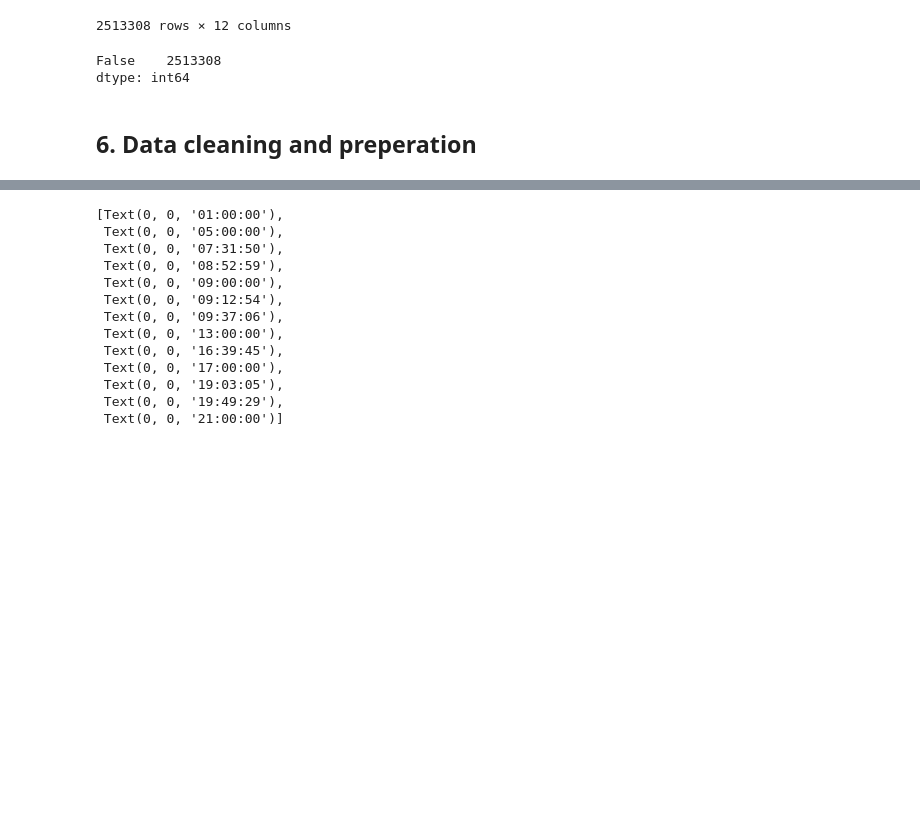
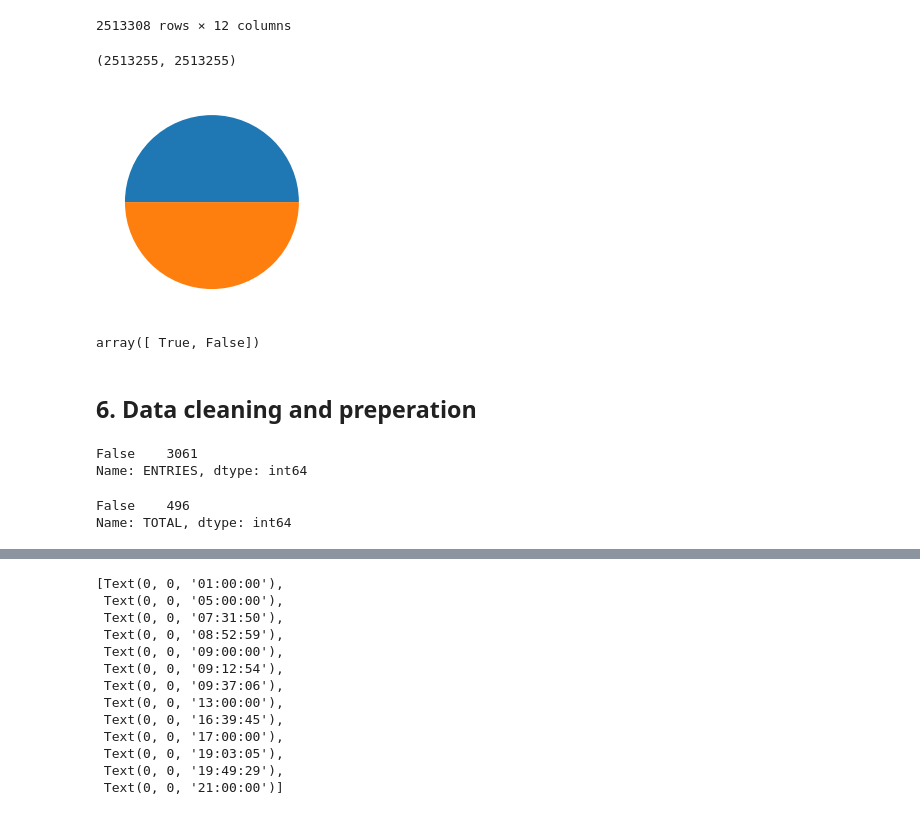
Before and after one commit to mohdaim996/MTA_Turnstile_Data_Analysis, a Jupyter notebook: MTA_Data_Analysis.ipynb, the cells around one changed output, grey strips where cells are left out. Cells and saved outputs as stored; diff of their text form; code cells hidden in the pictures; blank space fills up the shorter version.

```diff
--- a/MTA_Data_Analysis.ipynb
+++ b/MTA_Data_Analysis.ipynb
@@ -89,9 +95,40 @@ df
 | 209259 | 2021-06-18 21:00:00 | TRAM2 | R469 | 00-05-01 | RIT-ROOSEVELT | R | RIT | 06/18/2021 | 21:00:00 | REGULAR | 5554 | ... |
 2513308 rows × 12 columns
 # %%
-df.duplicated().value_counts()
+f = len(((df.groupby(['C/A',	'UNIT',	'SCP','LINENAME',	'DIVISION','STATION','DATE_TIME']).ENTRIES.count())>1).reset_index().ENTRIES == 'False')
+t = len(((df.groupby(['C/A',	'UNIT',	'SCP','LINENAME',	'DIVISION','STATION','DATE_TIME']).ENTRIES.count())>1).reset_index().ENTRIES == 'True')
+plt.pie([f,t])
+f,t
 # %% [output]
-False    2513308
-dtype: int64
+(2513255, 2513255)
+[figure, added]
+# %%
+(((df.groupby(['C/A',	'UNIT',	'SCP','LINENAME',	'DIVISION','STATION','DATE_TIME']).ENTRIES.count())>1).value_counts().reset_index()).index == False
+# %% [output]
+array([ True, False])
 # %% [markdown]
 ## 6. Data cleaning and preperation
+# %%
+
+roos = df[df.STATION == 'RIT-ROOSEVELT'].sort_values("DATE_TIME", ascending=False).reset_index(drop=True).copy(deep = True)
+(roos.groupby(['C/A',	'UNIT',	'SCP','LINENAME',	'DIVISION','DATE_TIME']).ENTRIES.count()>1).value_counts()
+# %% [output]
+False    3061
+Name: ENTRIES, dtype: int64
+# %%
+
+roos['E_DIFF'] = roos.groupby(by=['C/A',	'UNIT',	'SCP','LINENAME',	'DIVISION']).ENTRIES.diff().reset_index(drop=True).to_list()
+roos['EX_DIFF'] = roos.groupby(by=['C/A',	'UNIT',	'SCP','LINENAME',	'DIVISION']).EXITS.diff().reset_index(drop=True).to_list()
+roos.dropna(subset = ['ENTRIES','E_DIFF','EX_DIFF'],inplace = True)
+roos['E_DIFF'] = np.where(((roos.ENTRIES + roos.E_DIFF)< -8000), roos.ENTRIES, abs(roos.E_DIFF))
+roos['EX_DIFF'] = np.where(((roos.ENTRIES + roos.EX_DIFF)< -8000), roos.ENTRIES, abs(roos.EX_DIFF))
+roos['FRAME'] = (np.where((roos.DATE_TIME.dt.hour <= 4),4
+                          ,np.where((roos.DATE_TIME.dt.hour <= 8),8
+                                    ,np.where((roos.DATE_TIME.dt.hour <= 12),12
+                                              ,np.where((roos.DATE_TIME.dt.hour <= 16),16
+                                                        ,np.where((roos.DATE_TIME.dt.hour <= 20),20,0))))))
+roos['TOTAL'] = abs(roos.E_DIFF - roos.EX_DIFF)
+roos_grouped = roos.groupby(by = ['DATE','FRAME'])[['E_DIFF','EX_DIFF','TOTAL']].sum().reset_index(drop=True)
+# %% [output]
+False    496
+Name: TOTAL, dtype: int64
```
Also changed, not shown: parts of 4 cells of this notebook.
